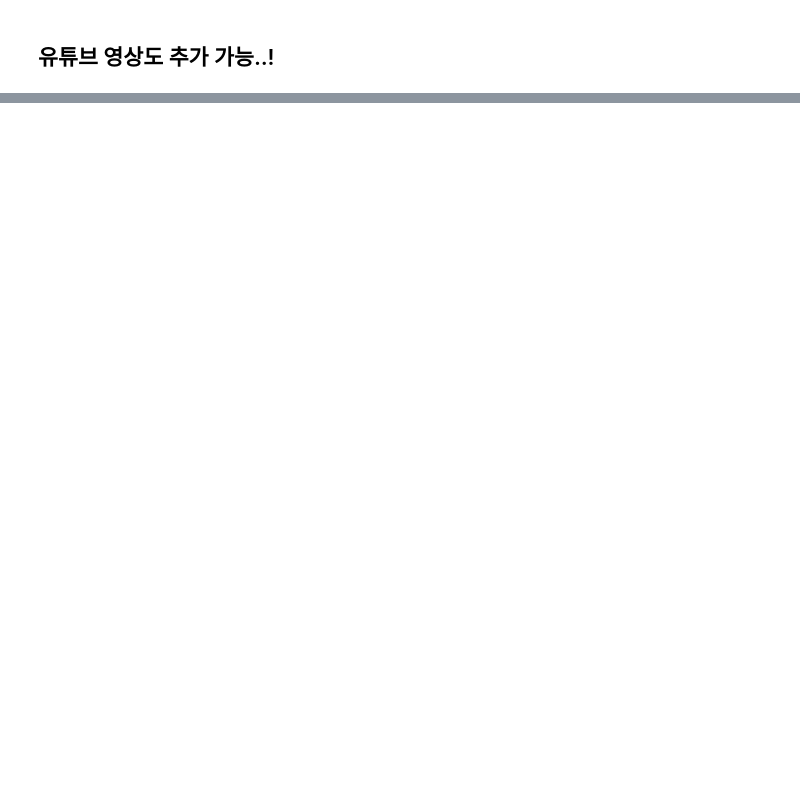
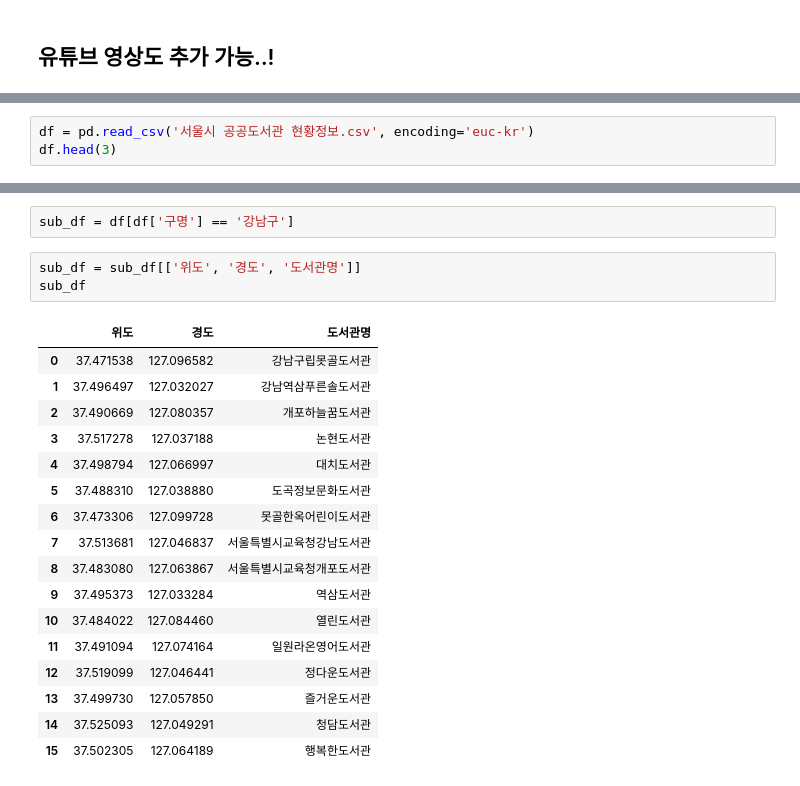
Before and after one commit to GyudongHan/TIL, a Jupyter notebook: Python/Geo(temp)/Folium_231003.ipynb, the cells around one changed output, grey strips where cells are left out. Drawn from its saved outputs; the diff is of its cells as text; blank space fills up the shorter version.

```diff
--- a/Python/Geo(temp)/Folium_231003.ipynb
+++ b/Python/Geo(temp)/Folium_231003.ipynb
@@ -67,0 +74,3 @@ m
+# %%
+df = pd.read_csv('서울시 공공도서관 현황정보.csv', encoding='euc-kr')
+df.head(3)
@@ -67,0 +82,23 @@ m
+# %%
+sub_df = df[df['구명'] == '강남구']
+# %%
+sub_df = sub_df[['위도', '경도', '도서관명']]
+sub_df
+# %% [output]
+|  | 위도 | 경도 | 도서관명 |
+| 0 | 37.471538 | 127.096582 | 강남구립못골도서관 |
+| 1 | 37.496497 | 127.032027 | 강남역삼푸른솔도서관 |
+| 2 | 37.490669 | 127.080357 | 개포하늘꿈도서관 |
+| 3 | 37.517278 | 127.037188 | 논현도서관 |
+| 4 | 37.498794 | 127.066997 | 대치도서관 |
+| 5 | 37.488310 | 127.038880 | 도곡정보문화도서관 |
+| 6 | 37.473306 | 127.099728 | 못골한옥어린이도서관 |
+| 7 | 37.513681 | 127.046837 | 서울특별시교육청강남도서관 |
+| 8 | 37.483080 | 127.063867 | 서울특별시교육청개포도서관 |
+| 9 | 37.495373 | 127.033284 | 역삼도서관 |
+| 10 | 37.484022 | 127.084460 | 열린도서관 |
+| 11 | 37.491094 | 127.074164 | 일원라온영어도서관 |
+| 12 | 37.519099 | 127.046441 | 정다운도서관 |
+| 13 | 37.499730 | 127.057850 | 즐거운도서관 |
+| 14 | 37.525093 | 127.049291 | 청담도서관 |
+| 15 | 37.502305 | 127.064189 | 행복한도서관 |
```
Also changed, not shown: parts of 7 cells of this notebook, 1 other file.
